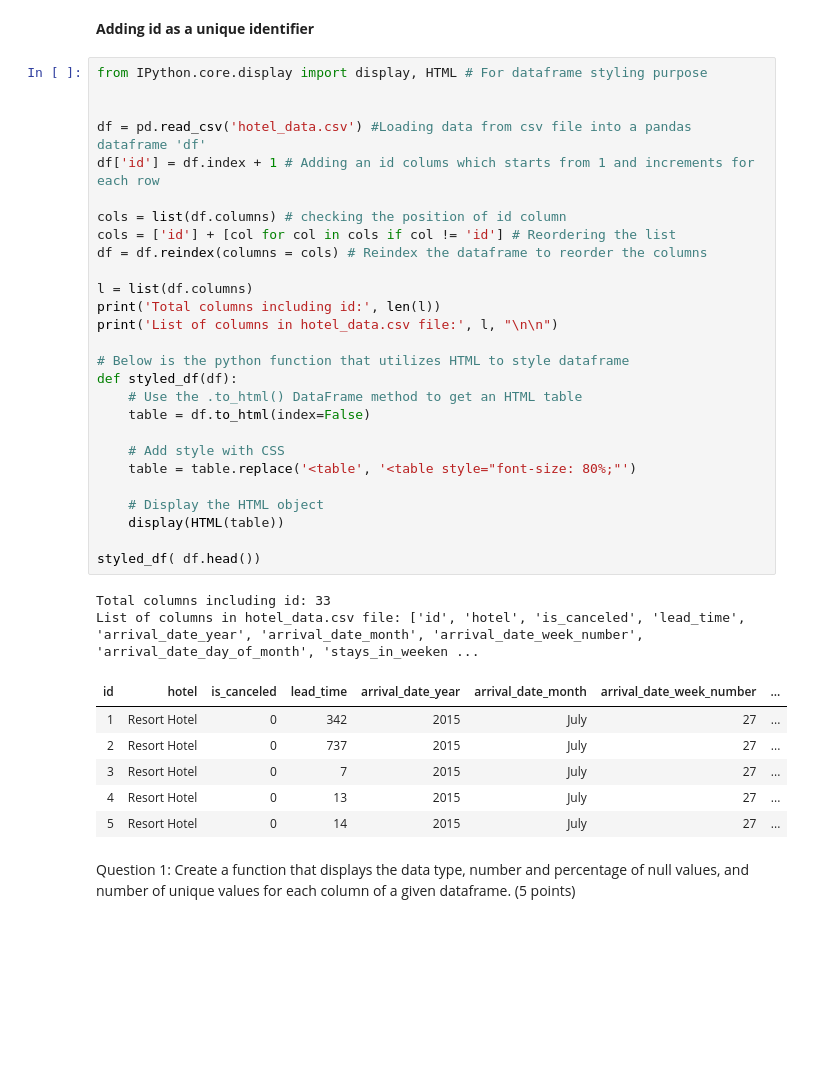
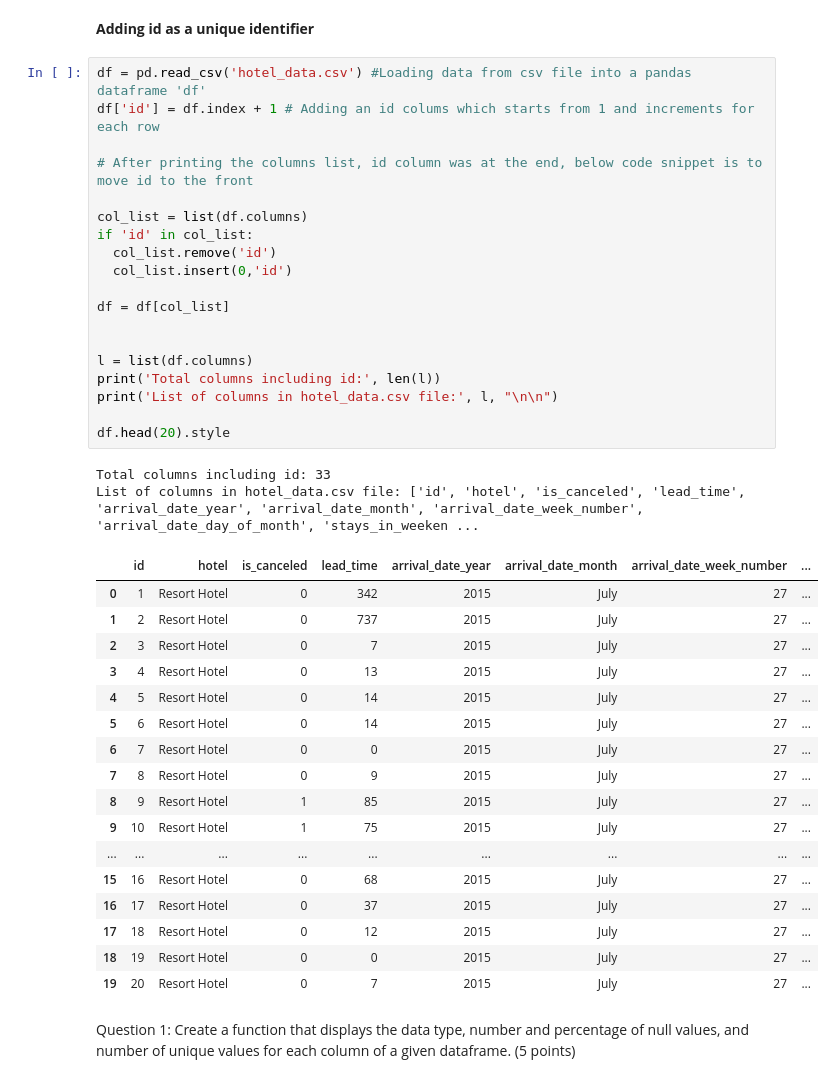
Before and after one commit to khatgarhaastha/MSAI339_HW1, a Jupyter notebook: Aastha_Khatgarh_MSAI339_HW1.ipynb, the cells around one changed output. Saved outputs shown, nothing was run; the diff lists cells and outputs as text; blank space fills up the shorter version.

```diff
--- a/Aastha_Khatgarh_MSAI339_HW1.ipynb
+++ b/Aastha_Khatgarh_MSAI339_HW1.ipynb
@@ -18,40 +18,43 @@ Question 0: Import the hotels data into your environment, and generate a unique
 # %% [markdown]
 **Adding id as a unique identifier**
 # %%
-from IPython.core.display import display, HTML # For dataframe styling purpose
-
-
 df = pd.read_csv('hotel_data.csv') #Loading data from csv file into a pandas dataframe 'df'
 df['id'] = df.index + 1 # Adding an id colums which starts from 1 and increments for each row
 
-cols = list(df.columns) # checking the position of id column
-cols = ['id'] + [col for col in cols if col != 'id'] # Reordering the list
-df = df.reindex(columns = cols) # Reindex the dataframe to reorder the columns
+# After printing the columns list, id column was at the end, below code snippet is to move id to the front
+
+col_list = list(df.columns)
+if 'id' in col_list:
+  col_list.remove('id')
+  col_list.insert(0,'id')
+
+df = df[col_list]
+
 
 l = list(df.columns)
 print('Total columns including id:', len(l))
 print('List of columns in hotel_data.csv file:', l, "\n\n")
 
-# Below is the python function that utilizes HTML to style dataframe
-def styled_df(df):
-    # Use the .to_html() DataFrame method to get an HTML table
-    table = df.to_html(index=False)
-
-    # Add style with CSS
-    table = table.replace('<table', '<table style="font-size: 80%;"')
-
-    # Display the HTML object
-    display(HTML(table))
-
-styled_df( df.head())
+df.head(20).style
 # %% [output]
 Total columns including id: 33
 List of columns in hotel_data.csv file: ['id', 'hotel', 'is_canceled', 'lead_time', 'arrival_date_year', 'arrival_date_month', 'arrival_date_week_number', 'arrival_date_day_of_month', 'stays_in_weeken ...
-| id | hotel | is_canceled | lead_time | arrival_date_year | arrival_date_month | arrival_date_week_number | ... |
-| 1 | Resort Hotel | 0 | 342 | 2015 | July | 27 | ... |
-| 2 | Resort Hotel | 0 | 737 | 2015 | July | 27 | ... |
-| 3 | Resort Hotel | 0 | 7 | 2015 | July | 27 | ... |
-| 4 | Resort Hotel | 0 | 13 | 2015 | July | 27 | ... |
-| 5 | Resort Hotel | 0 | 14 | 2015 | July | 27 | ... |
+|  | id | hotel | is_canceled | lead_time | arrival_date_year | arrival_date_month | arrival_date_week_number | ... |
+| 0 | 1 | Resort Hotel | 0 | 342 | 2015 | July | 27 | ... |
+| 1 | 2 | Resort Hotel | 0 | 737 | 2015 | July | 27 | ... |
+| 2 | 3 | Resort Hotel | 0 | 7 | 2015 | July | 27 | ... |
+| 3 | 4 | Resort Hotel | 0 | 13 | 2015 | July | 27 | ... |
+| 4 | 5 | Resort Hotel | 0 | 14 | 2015 | July | 27 | ... |
+| 5 | 6 | Resort Hotel | 0 | 14 | 2015 | July | 27 | ... |
+| 6 | 7 | Resort Hotel | 0 | 0 | 2015 | July | 27 | ... |
+| 7 | 8 | Resort Hotel | 0 | 9 | 2015 | July | 27 | ... |
+| 8 | 9 | Resort Hotel | 1 | 85 | 2015 | July | 27 | ... |
+| 9 | 10 | Resort Hotel | 1 | 75 | 2015 | July | 27 | ... |
+| ... | ... | ... | ... | ... | ... | ... | ... | ... |
+| 15 | 16 | Resort Hotel | 0 | 68 | 2015 | July | 27 | ... |
+| 16 | 17 | Resort Hotel | 0 | 37 | 2015 | July | 27 | ... |
+| 17 | 18 | Resort Hotel | 0 | 12 | 2015 | July | 27 | ... |
+| 18 | 19 | Resort Hotel | 0 | 0 | 2015 | July | 27 | ... |
+| 19 | 20 | Resort Hotel | 0 | 7 | 2015 | July | 27 | ... |
 # %% [markdown]
 Question 1: Create a function that displays the data type, number and percentage of null values, and number of unique values for each column of a given dataframe. (5 points)
```
Also changed, not shown: parts of 23 cells of this notebook.
